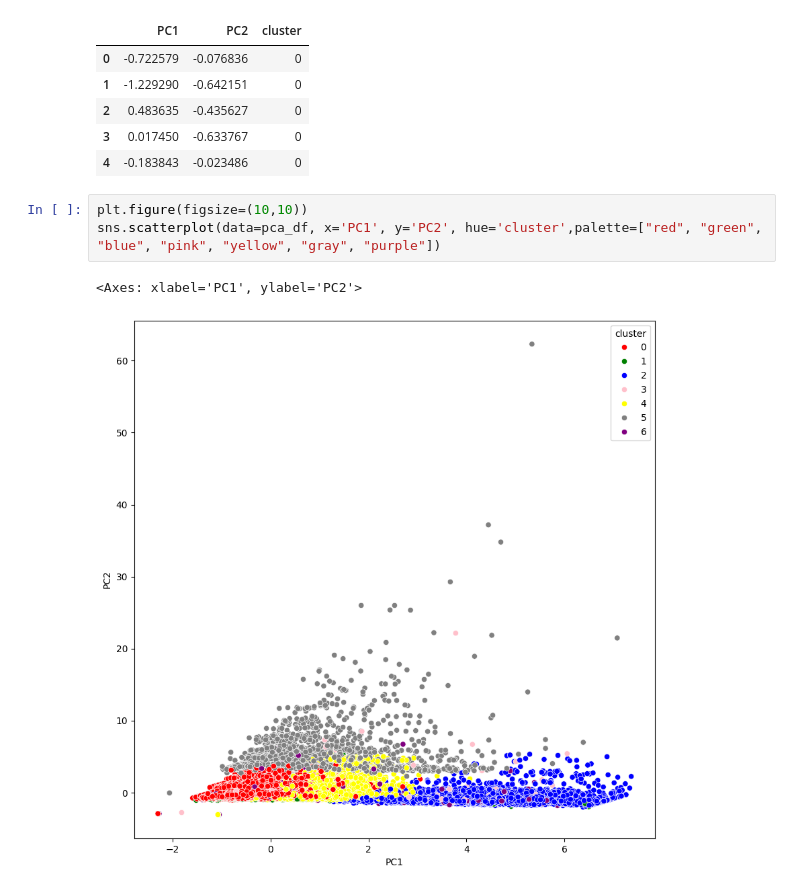
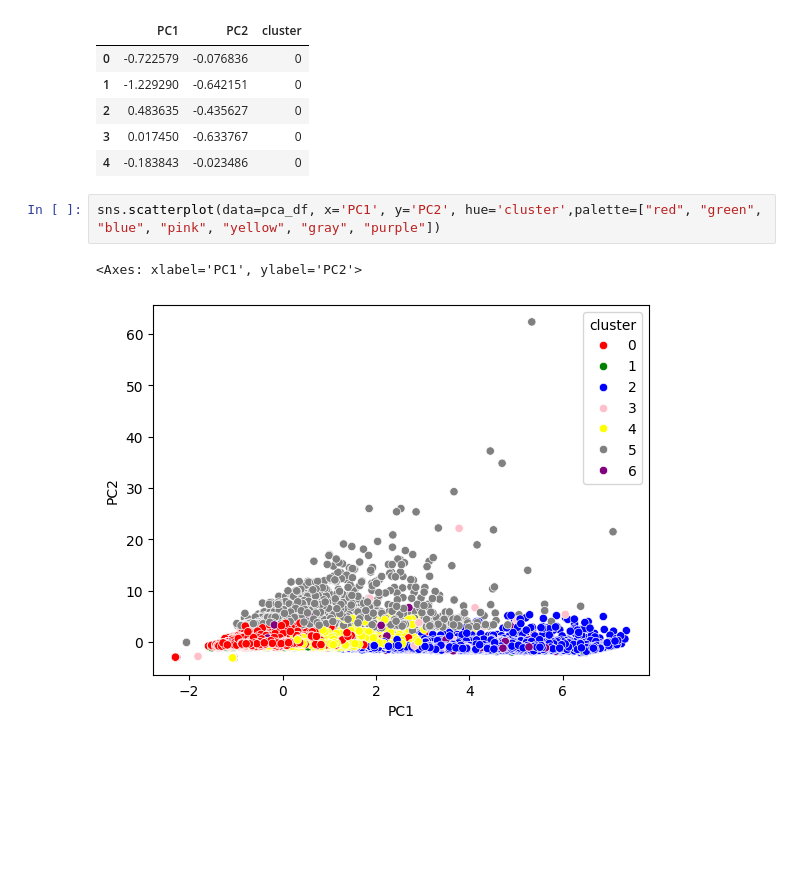
Before and after one commit to amy165/Brazilian-E-Commerce-Public-Dataset-by-Olist, a Jupyter notebook: DS/E-Commerce-Customer-Segmentation-KMeans.ipynb, the cells around one changed output. Drawn from its saved outputs; the diff is of its cells as text; blank space fills up the shorter version.

```diff
--- a/DS/E-Commerce-Customer-Segmentation-KMeans.ipynb
+++ b/DS/E-Commerce-Customer-Segmentation-KMeans.ipynb
@@ -658,8 +696,7 @@ pca_df.head()
 | 3 | 0.017450 | -0.633767 | 0 |
 | 4 | -0.183843 | -0.023486 | 0 |
 # %%
-plt.figure(figsize=(10,10))
 sns.scatterplot(data=pca_df, x='PC1', y='PC2', hue='cluster',palette=["red", "green", "blue", "pink", "yellow", "gray", "purple"])
 # %% [output]
 <Axes: xlabel='PC1', ylabel='PC2'>
-[figure, old version]
+[figure, new version]
```
Also changed, not shown: parts of 4 cells of this notebook.
